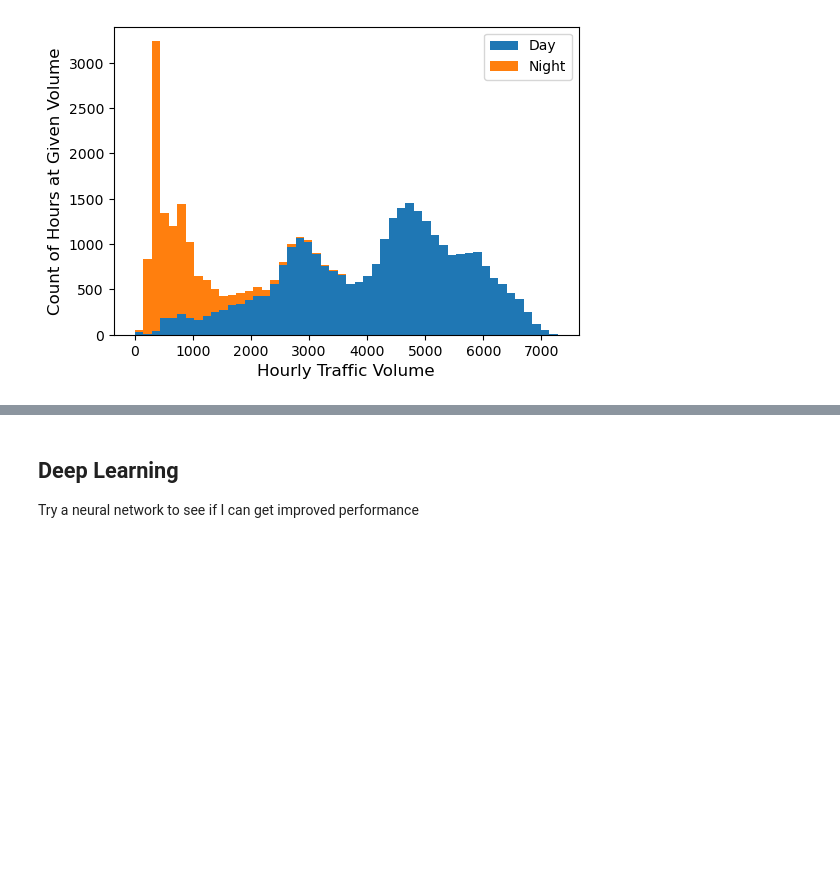
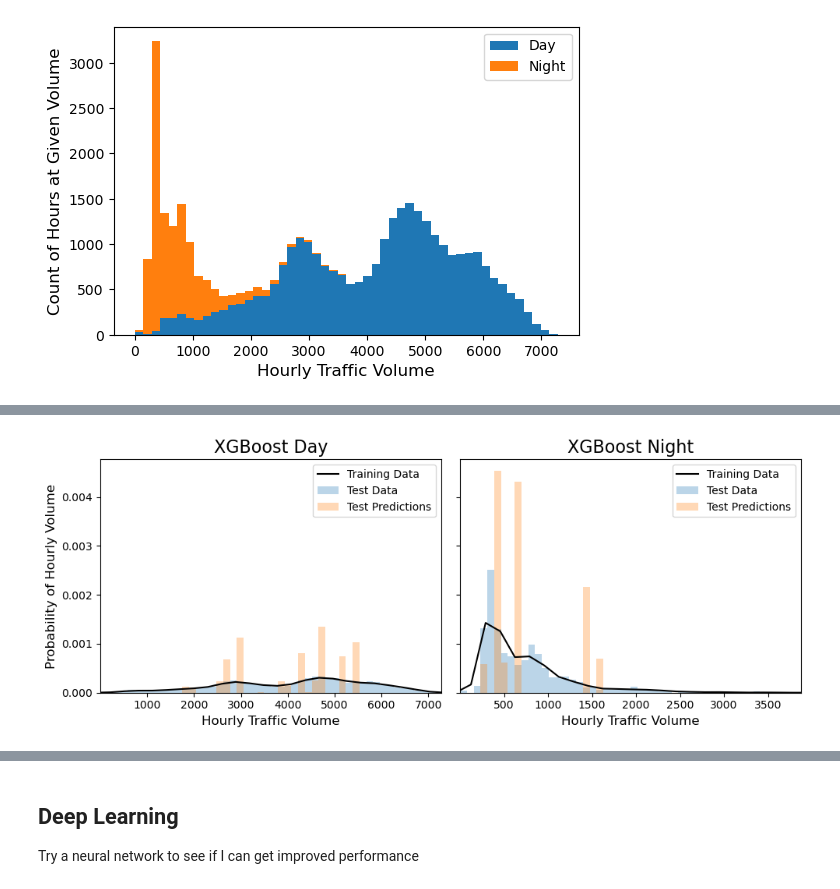
Before and after one commit to marshineer/SimpleRegression, a Jupyter notebook: traffic_flow_analysis.ipynb, the cells around one changed output, grey strips where cells are left out. Drawn from its saved outputs; the diff is of its cells as text; code cells hidden in the pictures; blank space fills up the shorter version.

```diff
--- a/traffic_flow_analysis.ipynb
+++ b/traffic_flow_analysis.ipynb
@@ -1005,7 +1056,7 @@ plt.show()
 day_mask = (enc_data.hour > 4) & (enc_data.hour < 23)
 day_vols = enc_data.traffic_volume.loc[day_mask]
 night_vols = enc_data.traffic_volume.loc[~day_mask]
-# day_counts, bins = np.histogram(day_vols, bins=50)
+day_counts, bins = np.histogram(day_vols, bins=50)
 # night_counts, _ = np.histogram(night_vols, bins=bins)
 # print(day_counts)
 # print(night_counts)
@@ -1014,8 +1065,10 @@ night_vols = enc_data.traffic_volume.loc[~day_mask]
 
 fig, ax = plt.subplots(1, 1, figsize=(6, 4))
 ax.hist([day_vols, night_vols], bins, histtype='bar', stacked=True, label=['Day', 'Night'])
+ax.set_ylabel('Count of Hours at Given Volume', fontsize=12)
+# ax.hist([day_vols, night_vols], bins, histtype='bar', density=True, stacked=True, label=['Day', 'Night'])
+# ax.set_ylabel('Probability of Hourly Volume', fontsize=12)
 ax.set_xlabel('Hourly Traffic Volume', fontsize=12)
-ax.set_ylabel('Count of Hours at Given Volume', fontsize=12)
 ax.legend()
 plt.show()
 
@@ -1145,0 +1254,24 @@ for i, (X_train, X_test, y_train, y_test) in enumerate(day_night_data):
+# %%
+# Plot the distributions of the day and night test data and results
+fig, axes = plt.subplots(1, 2, figsize=(10, 4), sharey=True)
+for i, (X_train, X_test, y_train, y_test) in enumerate(day_night_data):
+    y_scaler = day_night_y_scalers[i]
+    model = day_night_models[i]
+    y_pred = y_scaler.inverse_transform(model['best_model'].predict(X_test).reshape(-1, 1))
+    y_train = pd.Series(y_scaler.inverse_transform(y_train.values.reshape(-1, 1)).squeeze())
+    y_test = pd.Series(y_scaler.inverse_transform(y_test.values.reshape(-1, 1)).squeeze())
+    _, bins = np.histogram(y_test, bins=50)
+    y_train.plot.kde(ind=50, color='k', ax=axes[i], label='Training Data')
+    # axes[i].hist(y_train, bins, histtype=u'step', color='k', density=True, label='Training Data')
+    axes[i].hist(y_test, bins, histtype='bar', density=True, alpha=0.3, label='Test Data')
+    axes[i].hist(y_pred, bins, histtype='bar', density=True, alpha=0.3, label='Test Predictions')
+    axes[i].set_title(model['name'], fontsize=16)
+    axes[i].set_xlim([bins[0], bins[-1]])
+    axes[i].legend()
+    # y_test.plot.kde(ind=50, color='C0', ax=axes[i])
+    axes[i].set_xlabel('Hourly Traffic Volume', fontsize=12)
+axes[0].set_ylabel('Probability of Hourly Volume', fontsize=12)
+fig.tight_layout()
+plt.show()
+# %% [output]
+[figure, added]
```
Also changed, not shown: parts of 39 cells of this notebook.
